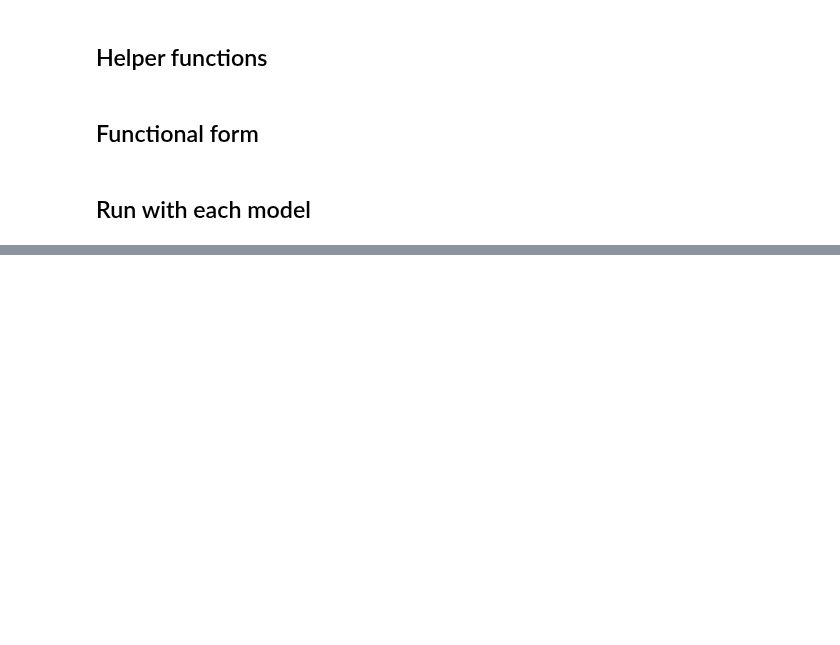
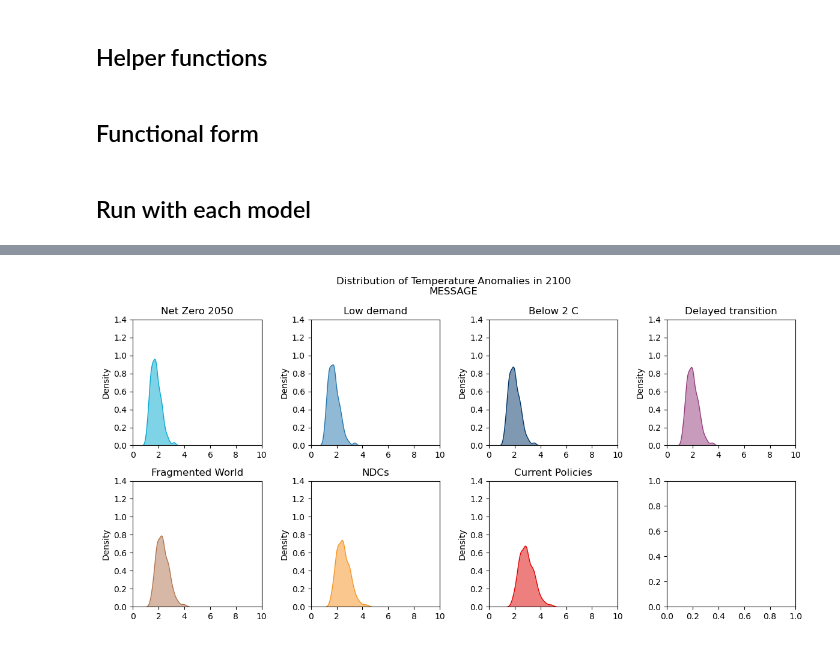
Before and after one commit to ericasimon16/woodwell_internship, a Jupyter notebook: FaIR_harmonized.ipynb, the cells around one changed output, grey strips where cells are left out. Drawn from its saved outputs; the diff is of its cells as text; code cells hidden in the pictures; blank space fills up the shorter version.

```diff
--- a/FaIR_harmonized.ipynb
+++ b/FaIR_harmonized.ipynb
@@ -440,0 +518,4 @@ plot_scenarios(prob_f_REM)
+# %%
+plt_temp_distribs(prob_f_MSG.temperature, 2100, 'MESSAGE')
+# %% [output]
+[figure, added]
```
Also changed, not shown: parts of 17 cells of this notebook, 7 other files.
